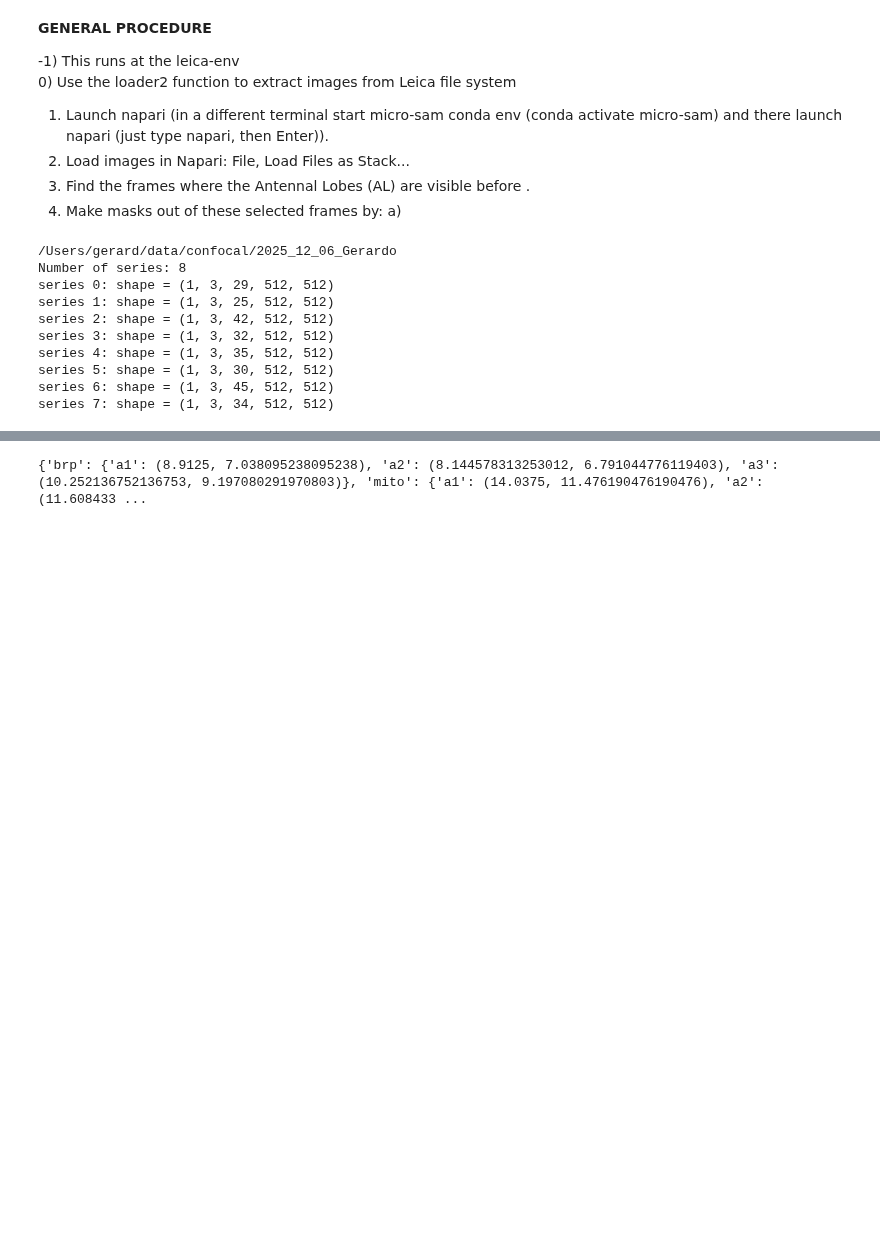
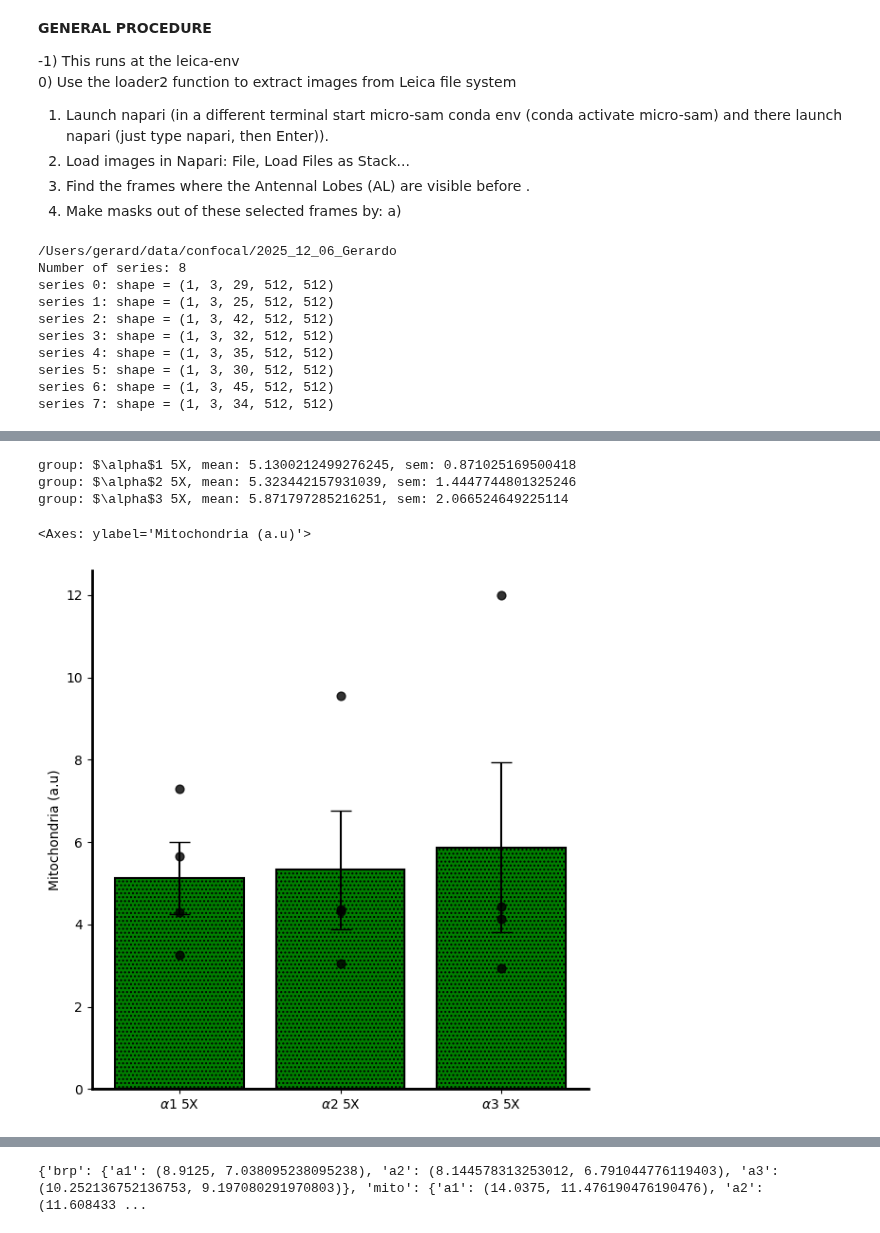
Before and after one commit to gmalagonv/confocal, a Jupyter notebook: analysis_notebooks/25_12_06.ipynb, the cells around one changed output, grey strips where cells are left out. Saved outputs shown, nothing was run; the diff lists cells and outputs as text; code cells hidden in the pictures; blank space fills up the shorter version.

```diff
--- a/analysis_notebooks/25_12_06.ipynb
+++ b/analysis_notebooks/25_12_06.ipynb
@@ -252,0 +107,30 @@ hsp: {'a1': (9.658919128016295, 6.750244496960509), 'a2': (9.341900979033651, 7.
+# %%
+
+plot_bars_with_sem3([
+                    mito_a1_5x_all_r,
+                    #  mito_a1_1x_all_r,
+                    mito_a2_5x_all_r,
+                    #  mito_a2_1x_all_r,
+                     mito_a3_5x_all_r,
+                    #  mito_a3_1x_all_r,
+
+                     ],
+                    labels = [
+                        r'$\alpha$1 5X',
+                        # r'$\alpha$1 1X',
+                        r'$\alpha$2 5X',
+                        # r'$\alpha$2 1X',
+                        r'$\alpha$3 5X',
+                        # r'$\alpha$3 1X',
+
+
+
+                        ], ylabel="Mitochondria (a.u)", figsize=(6,6),
+                       bar_color=["green"], dot_color="black", spine_width=2,
+                       pattern = ['....'])
+# %% [output]
+group: $\alpha$1 5X, mean: 5.1300212499276245, sem: 0.871025169500418
+group: $\alpha$2 5X, mean: 5.323442157931039, sem: 1.4447744801325246
+group: $\alpha$3 5X, mean: 5.871797285216251, sem: 2.066524649225114
+<Axes: ylabel='Mitochondria (a.u)'>
+[figure, added]
```
Also changed, not shown: parts of 11 cells of this notebook, 2 other files.
